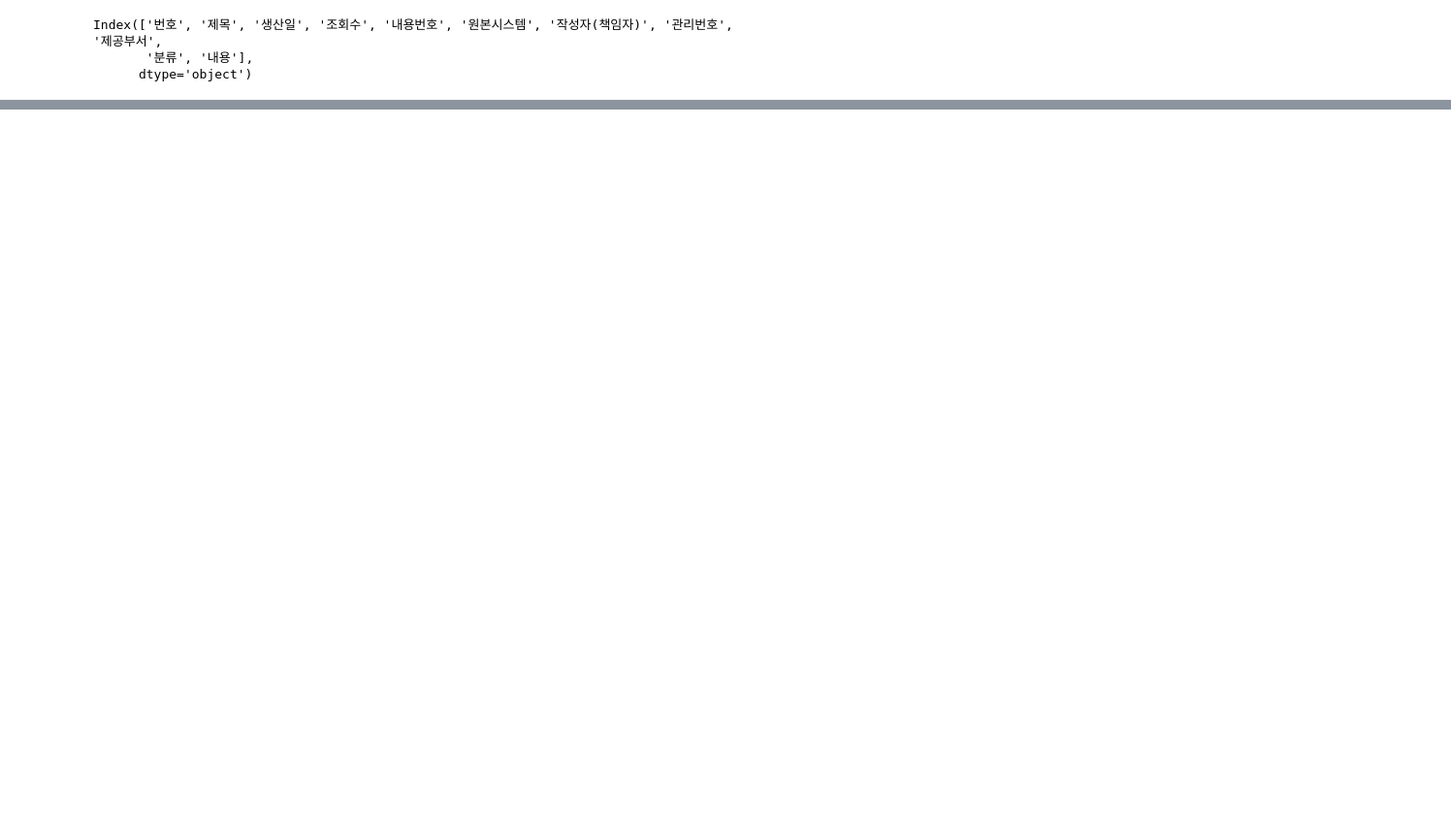
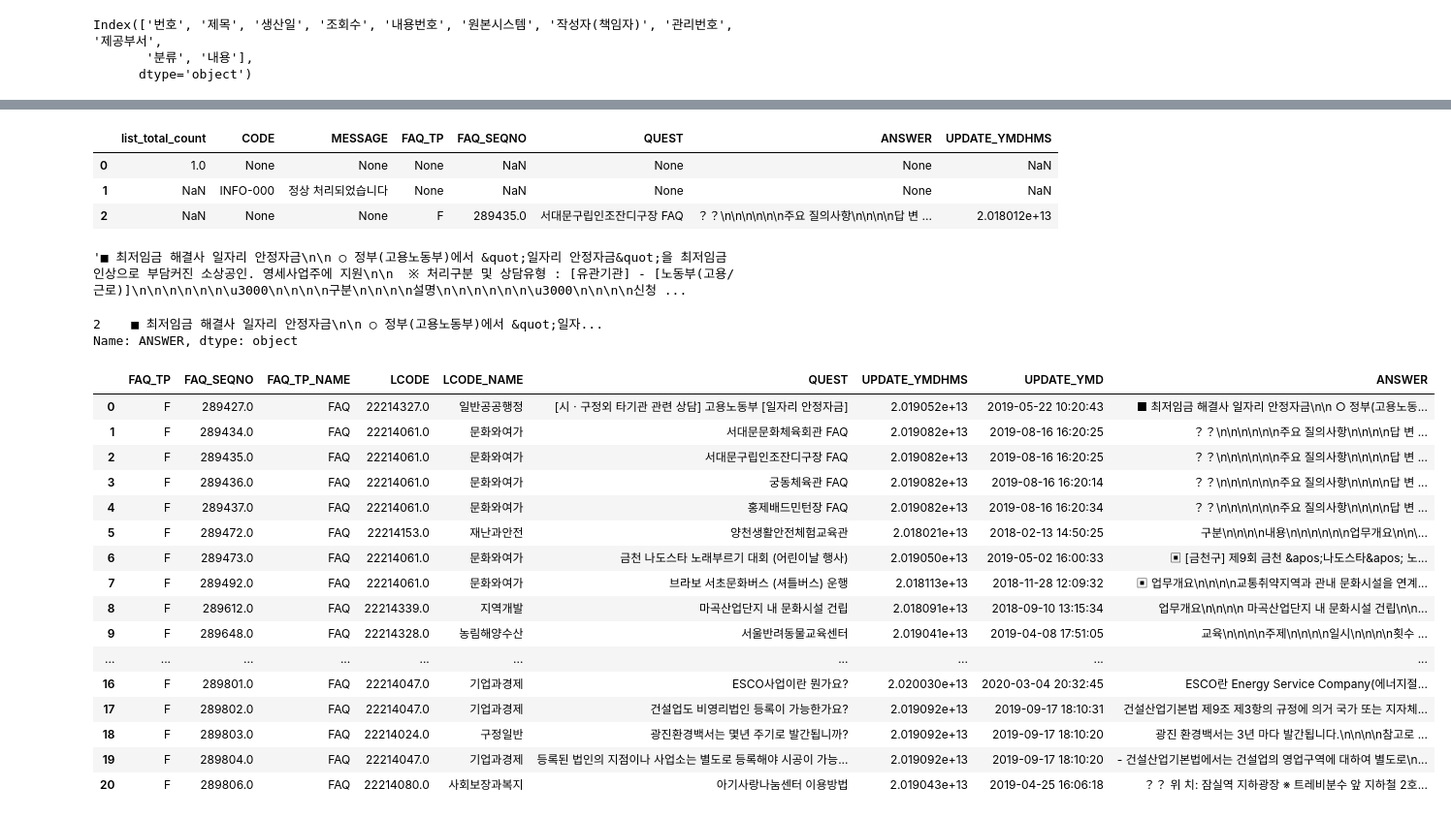
Before and after one commit to SongJuntae/AIS8, a Jupyter notebook: code/ipynb/Hello.ipynb, the cells around one changed output, grey strips where cells are left out. Shown at 97% size. Drawn from its saved outputs; the diff is of its cells as text; code cells hidden in the pictures; blank space fills up the shorter version.

```diff
--- a/code/ipynb/Hello.ipynb
+++ b/code/ipynb/Hello.ipynb
@@ -205,0 +352,3 @@ df_detail
+# %%
+df_list = df_list_all.iloc[2:,3:].reset_index(drop=True)
+df_list
@@ -205,0 +373,3 @@ df_detail
+# %%
+df_list["UPDATE_YMD"] = pd.to_datetime(df_list["UPDATE_YMDHMS"].astype(str).str[:14])
+df_list
@@ -205,0 +394,52 @@ df_detail
+# %%
+faq_no = 289435
+detail_url = f"http://openapi.seoul.go.kr:8088/sample/xml/SearchDetailsFAQService/1/5/F/{faq_no}"
+
+cont = pd.read_xml(detail_url)
+cont
+# %% [output]
+|  | list_total_count | CODE | MESSAGE | FAQ_TP | FAQ_SEQNO | QUEST | ANSWER | UPDATE_YMDHMS |
+| 0 | 1.0 | None | None | None | NaN | None | None | NaN |
+| 1 | NaN | INFO-000 | 정상 처리되었습니다 | None | NaN | None | None | NaN |
+| 2 | NaN | None | None | F | 289435.0 | 서대문구립인조잔디구장 FAQ | ？？\n\n\n\n\n\n주요 질의사항\n\n\n\n답 변 ... | 2.018012e+13 |
+# %%
+FAQ_TP = df_list.iloc[0]['FAQ_TP']
+FAQ_SEQNO = df_list.iloc[0]['FAQ_SEQNO']
+
+detail_url = f'http://openAPI.seoul.go.kr:8088/{auth_key}/xml/SearchDetailsFAQService/1/1/{FAQ_TP}/{FAQ_SEQNO}/'
+
+result = pd.read_xml(detail_url).iloc[-1]['ANSWER']
+result
+# %% [output]
+'■ 최저임금 해결사 일자리 안정자금\n\n ○ 정부(고용노동부)에서 &quot;일자리 안정자금&quot;을 최저임금 인상으로 부담커진 소상공인. 영세사업주에 지원\n\n  ※ 처리구분 및 상담유형 : [유관기관] - [노동부(고용/근로)]\n\n\n\n\n\n\u3000\n\n\n\n구분\n\n\n\n설명\n\n\n\n\n\n\u3000\n\n\n\n신청 ...
+# %%
+def get_content(FAQ_SEQNO):
+    detail_url = f'http://openAPI.seoul.go.kr:8088/{auth_key}/xml/SearchDetailsFAQService/1/1/F/{FAQ_SEQNO}/'
+    result = pd.read_xml(detail_url).iloc[2:]['ANSWER']
+    return result
+# %%
+get_content(df_list['FAQ_SEQNO'][0])
+# %% [output]
+2    ■ 최저임금 해결사 일자리 안정자금\n\n ○ 정부(고용노동부)에서 &quot;일자...
+Name: ANSWER, dtype: object
+# %%
+df_list['ANSWER'] = df_list['FAQ_SEQNO'].progress_apply(get_content)
+df_list
+# %% [output]
+|  | FAQ_TP | FAQ_SEQNO | FAQ_TP_NAME | LCODE | LCODE_NAME | QUEST | UPDATE_YMDHMS | UPDATE_YMD | ANSWER |
+| 0 | F | 289427.0 | FAQ | 22214327.0 | 일반공공행정 | [시ㆍ구정외 타기관 관련 상담] 고용노동부 [일자리 안정자금] | 2.019052e+13 | 2019-05-22 10:20:43 | ■ 최저임금 해결사 일자리 안정자금\n\n ○ 정부(고용노동... |
+| 1 | F | 289434.0 | FAQ | 22214061.0 | 문화와여가 | 서대문문화체육회관 FAQ | 2.019082e+13 | 2019-08-16 16:20:25 | ？？\n\n\n\n\n\n주요 질의사항\n\n\n\n답 변 ... |
+| 2 | F | 289435.0 | FAQ | 22214061.0 | 문화와여가 | 서대문구립인조잔디구장 FAQ | 2.019082e+13 | 2019-08-16 16:20:25 | ？？\n\n\n\n\n\n주요 질의사항\n\n\n\n답 변 ... |
+| 3 | F | 289436.0 | FAQ | 22214061.0 | 문화와여가 | 궁동체육관 FAQ | 2.019082e+13 | 2019-08-16 16:20:14 | ？？\n\n\n\n\n\n주요 질의사항\n\n\n\n답 변 ... |
+| 4 | F | 289437.0 | FAQ | 22214061.0 | 문화와여가 | 홍제배드민턴장 FAQ | 2.019082e+13 | 2019-08-16 16:20:34 | ？？\n\n\n\n\n\n주요 질의사항\n\n\n\n답 변 ... |
+| 5 | F | 289472.0 | FAQ | 22214153.0 | 재난과안전 | 양천생활안전체험교육관 | 2.018021e+13 | 2018-02-13 14:50:25 | 구분\n\n\n\n내용\n\n\n\n\n\n업무개요\n\n\... |
+| 6 | F | 289473.0 | FAQ | 22214061.0 | 문화와여가 | 금천 나도스타 노래부르기 대회 (어린이날 행사) | 2.019050e+13 | 2019-05-02 16:00:33 | ▣ [금천구] 제9회 금천 &apos;나도스타&apos; 노... |
+| 7 | F | 289492.0 | FAQ | 22214061.0 | 문화와여가 | 브라보 서초문화버스 (셔틀버스) 운행 | 2.018113e+13 | 2018-11-28 12:09:32 | ▣ 업무개요\n\n\n\n교통취약지역과 관내 문화시설을 연계... |
+| 8 | F | 289612.0 | FAQ | 22214339.0 | 지역개발 | 마곡산업단지 내 문화시설 건립 | 2.018091e+13 | 2018-09-10 13:15:34 | 업무개요\n\n\n\n 마곡산업단지 내 문화시설 건립\n\n... |
+| 9 | F | 289648.0 | FAQ | 22214328.0 | 농림해양수산 | 서울반려동물교육센터 | 2.019041e+13 | 2019-04-08 17:51:05 | 교육\n\n\n\n주제\n\n\n\n일시\n\n\n\n횟수 ... |
+| ... | ... | ... | ... | ... | ... | ... | ... | ... | ... |
+| 16 | F | 289801.0 | FAQ | 22214047.0 | 기업과경제 | ESCO사업이란 뭔가요? | 2.020030e+13 | 2020-03-04 20:32:45 | ESCO란 Energy Service Company(에너지절... |
+| 17 | F | 289802.0 | FAQ | 22214047.0 | 기업과경제 | 건설업도 비영리법인 등록이 가능한가요? | 2.019092e+13 | 2019-09-17 18:10:31 | 건설산업기본법 제9조 제3항의 규정에 의거 국가 또는 지자체... |
+| 18 | F | 289803.0 | FAQ | 22214024.0 | 구정일반 | 광진환경백서는 몇년 주기로 발간됩니까? | 2.019092e+13 | 2019-09-17 18:10:20 | 광진 환경백서는 3년 마다 발간됩니다.\n\n\n\n참고로 ... |
+| 19 | F | 289804.0 | FAQ | 22214047.0 | 기업과경제 | 등록된 법인의 지점이나 사업소는 별도로 등록해야 시공이 가능... | 2.019092e+13 | 2019-09-17 18:10:20 | - 건설산업기본법에서는 건설업의 영업구역에 대하여 별도로\n... |
+| 20 | F | 289806.0 | FAQ | 22214080.0 | 사회보장과복지 | 아기사랑나눔센터 이용방법 | 2.019043e+13 | 2019-04-25 16:06:18 | ？？ 위 치: 잠실역 지하광장 ※ 트레비분수 앞 지하철 2호... |
```
Also changed, not shown: parts of 19 cells of this notebook, 4 other files.
